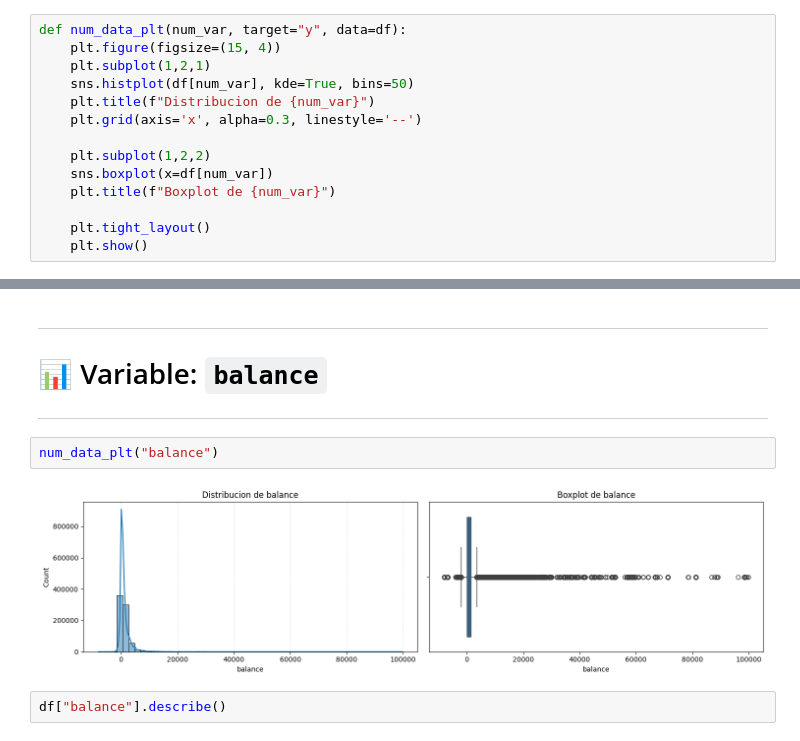
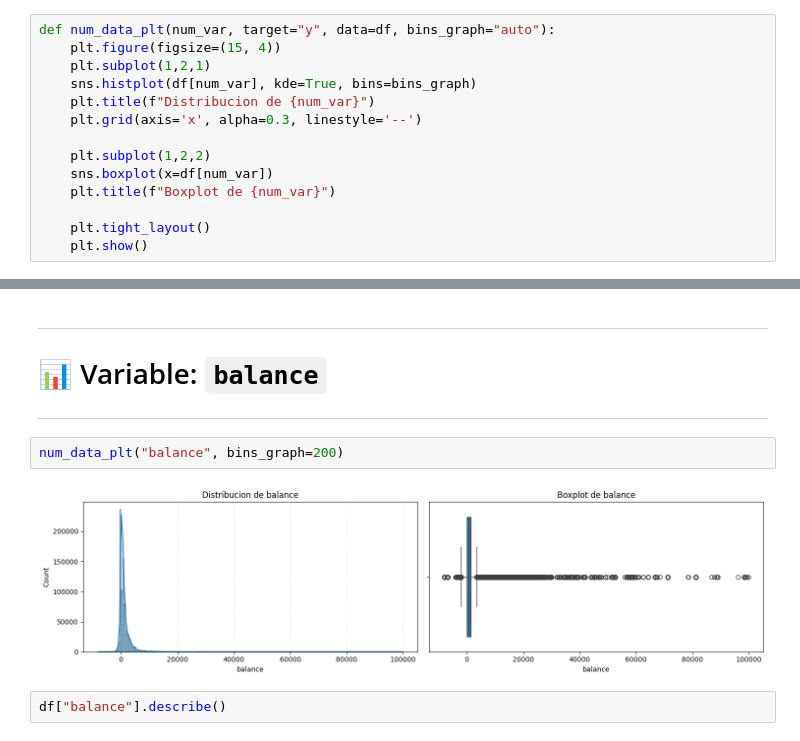
Before and after one commit to sergioroqueh/Kaggle_Binary_Classification_with_a_-Bank_Dataset, a Jupyter notebook: src/explore.ipynb, the cells around one changed output, grey strips where cells are left out. Drawn from its saved outputs; the diff is of its cells as text.

```diff
--- a/src/explore.ipynb
+++ b/src/explore.ipynb
@@ -91,10 +91,10 @@ Name: proportion, dtype: float64
 # %% [markdown]
 ### Analisis grafico para variables numericas
 # %%
-def num_data_plt(num_var, target="y", data=df):
+def num_data_plt(num_var, target="y", data=df, bins_graph="auto"):
     plt.figure(figsize=(15, 4))
     plt.subplot(1,2,1)
-    sns.histplot(df[num_var], kde=True, bins=50)
+    sns.histplot(df[num_var], kde=True, bins=bins_graph)
     plt.title(f"Distribucion de {num_var}")
     plt.grid(axis='x', alpha=0.3, linestyle='--')
 
@@ -187,9 +187,9 @@ Porcentajes por rango de edad:
 
 ---
 # %%
-num_data_plt("balance")
+num_data_plt("balance", bins_graph=200)
 # %% [output]
-[figure, old version]
+[figure, new version]
 # %%
 df["balance"].describe()
 # %% [output]
```
Also changed, not shown: parts of 7 cells of this notebook.
